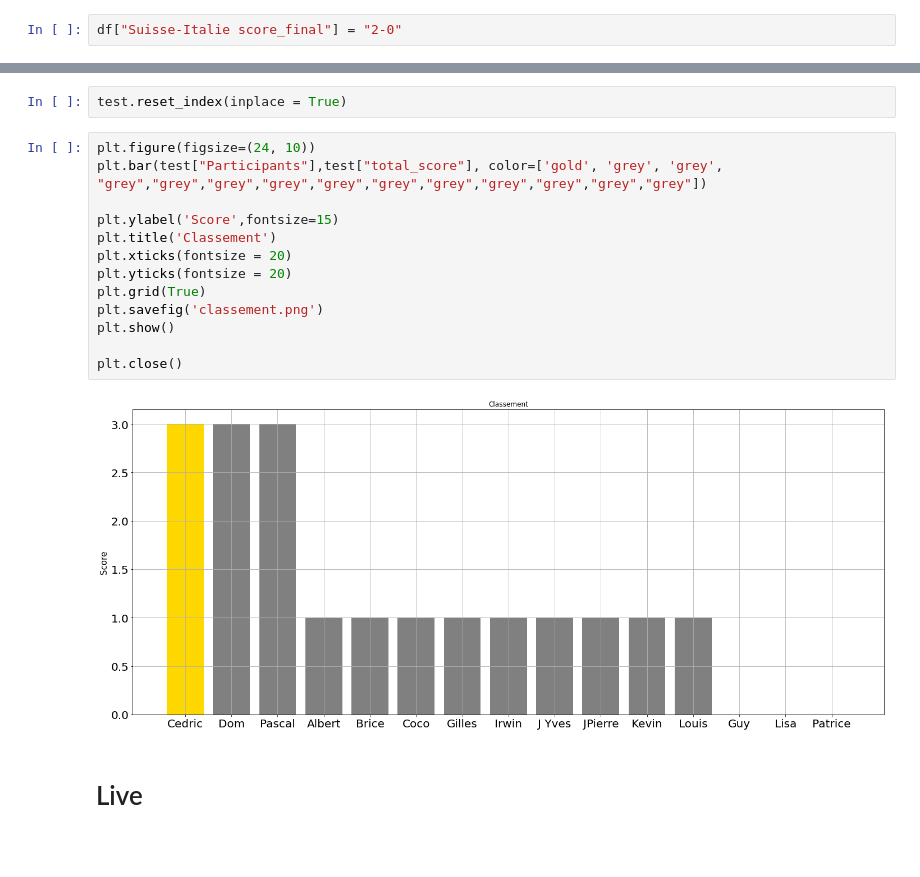
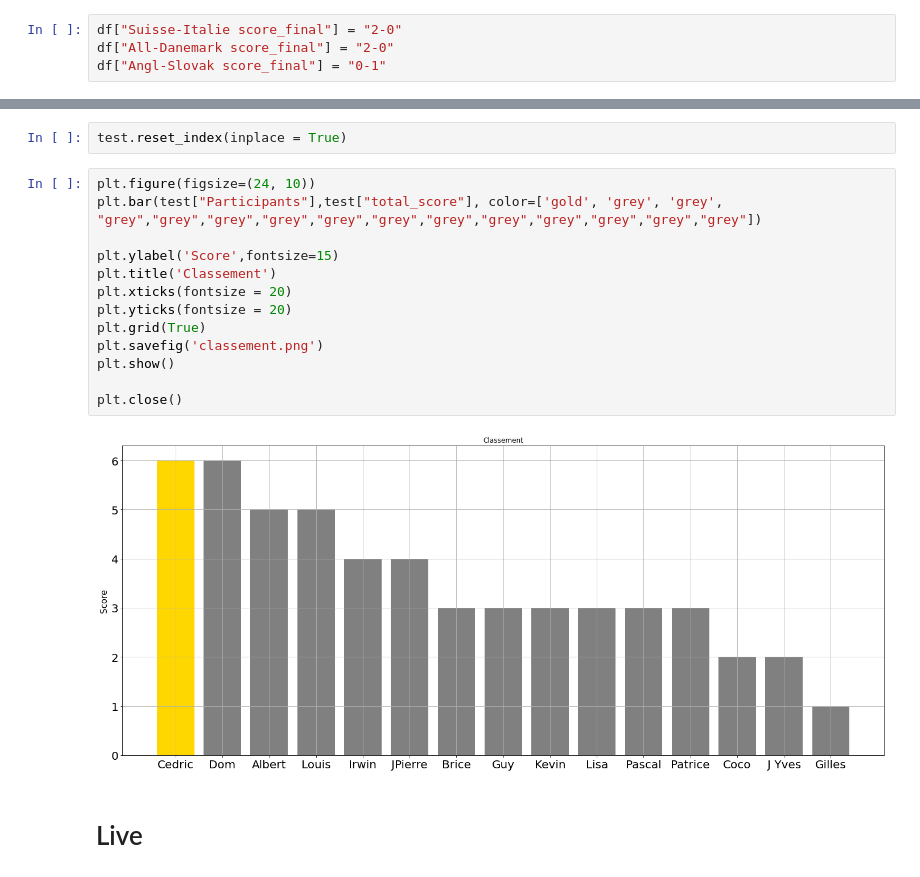
Before and after one commit to coraliegrobel/Classement, a Jupyter notebook: test2.ipynb, the cells around one changed output, grey strips where cells are left out. Drawn from its saved outputs; the diff is of its cells as text; blank space fills up the shorter version.

Commit message:
Update classement plot

```diff
--- a/test2.ipynb
+++ b/test2.ipynb
@@ -39,6 +39,8 @@ for match in all_match:
     df[b] = "Pas joué"
 # %%
 df["Suisse-Italie score_final"] = "2-0"
+df["All-Danemark score_final"] = "2-0"
+df["Angl-Slovak score_final"] = "0-1"
 # %%
 for match in all_match:
     s = match + " points"
@@ -156,19 +158,19 @@ df[aff].sort_values("total_score", ascending = False)
 test.reset_index(inplace = True)
 # %%
 plt.figure(figsize=(24, 10))
-plt.bar(test["Participants"],test["total_score"], color=['gold', 'grey', 'grey', "grey","grey","grey","grey","grey","grey","grey","grey","grey","grey","grey"])
+plt.bar(test["Participants"],test["total_score"], color=['gold', 'grey', 'grey', "grey","grey","grey","grey","grey","grey","grey","grey","grey","grey","grey","grey"])
 
 plt.ylabel('Score',fontsize=15)
 plt.title('Classement')
 plt.xticks(fontsize = 20)
 plt.yticks(fontsize = 20)
 plt.grid(True)
 plt.savefig('classement.png')
 plt.show()
 
 plt.close()
 # %% [output]
-[figure, old version]
+[figure, new version]
 # %% [markdown]
 # Live
 # %%
```
Also changed, not shown: parts of 3 cells of this notebook, 3 other files.
